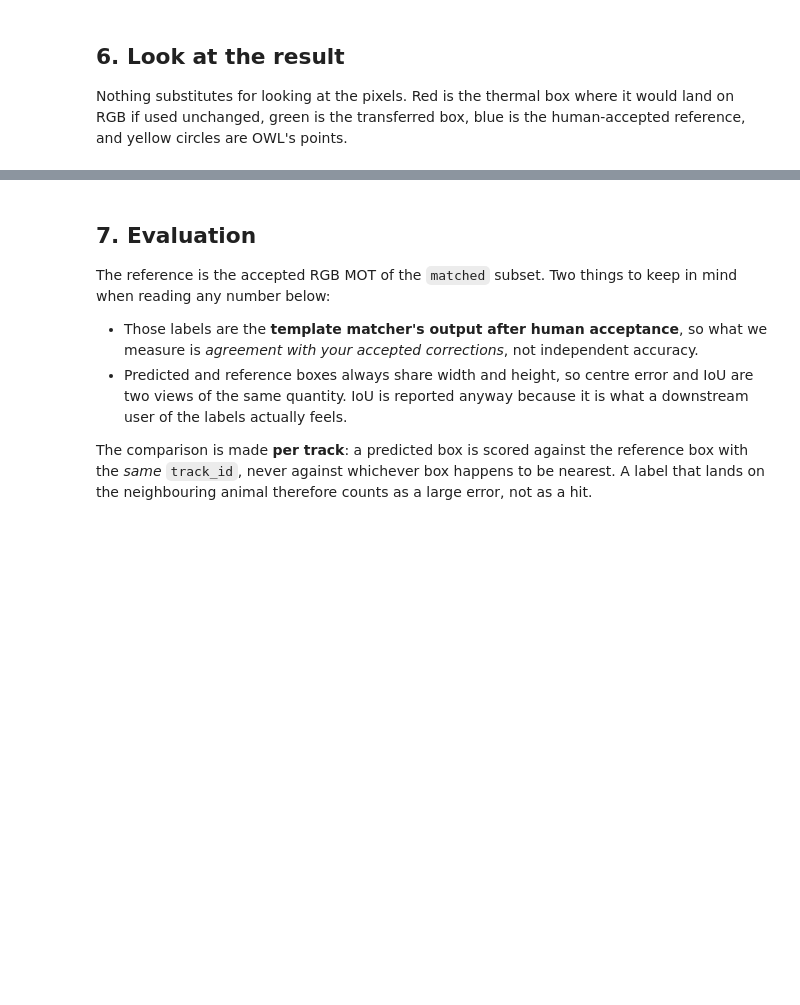
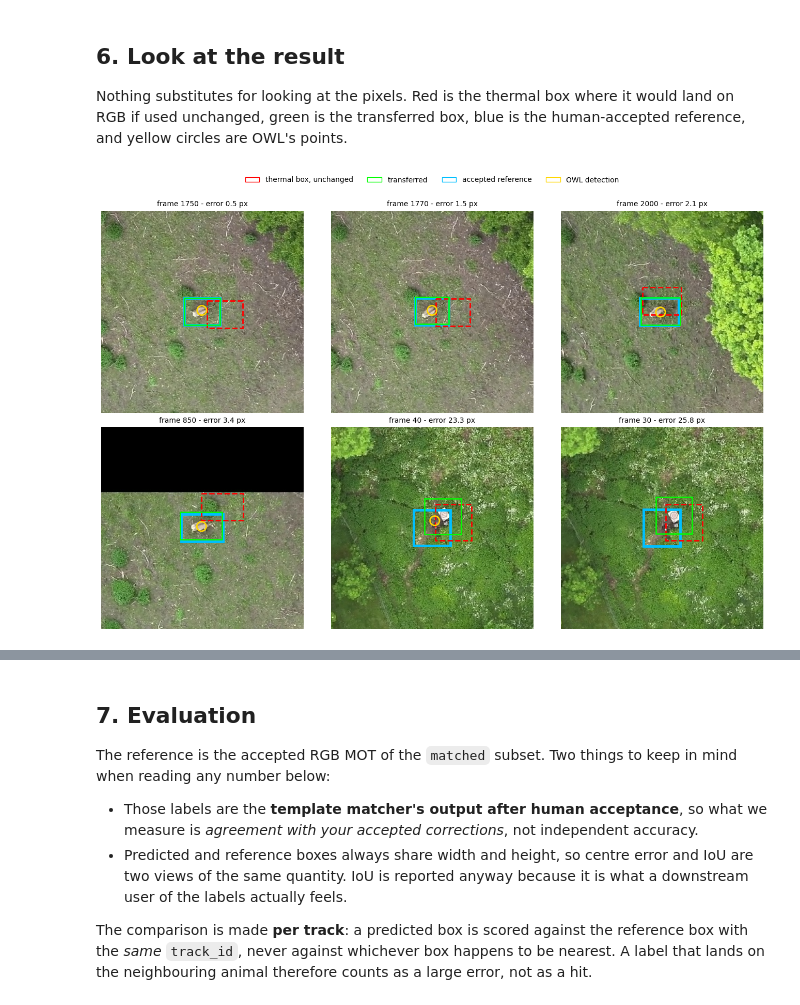
Before and after one commit to bambi-eco/Dataset, a Jupyter notebook: owl_label_transfer.ipynb, the cells around one changed output, grey strips where cells are left out. Cells and saved outputs as stored; diff of their text form; code cells hidden in the pictures; blank space fills up the shorter version.

```diff
--- a/owl_label_transfer.ipynb
+++ b/owl_label_transfer.ipynb
@@ -391,0 +406,64 @@ fig.tight_layout()
+# %%
+import matplotlib.patches as mpatches
+from matplotlib.image import imread
+
+ref_rows = tl.read_mot(rgb_mot)
+ref_by_key = {(r["frame"], r["track_id"]): r for r in ref_rows}
+thermal_by_key = {(r["frame"], r["track_id"]): r for r in rows}
+by_index = {int(p.stem): p for p in images}
+
+def centre(b):
+    return b["left"] + b["width"] / 2, b["top"] + b["height"] / 2
+
+# Score every box we can both show and check, then sample across the error
+# range - a panel of only the good cases would not be worth much.
+scored = []
+for r in moved:
+    key = (r["frame"], r["track_id"])
+    if r["frame"] not in by_index or key not in ref_by_key:
+        continue
+    (px, py), (gx, gy) = centre(r), centre(ref_by_key[key])
+    scored.append((float(np.hypot(px - gx, py - gy)), key))
+scored.sort()
+picks = [scored[int(q * (len(scored) - 1))]
+         for q in (0.02, 0.25, 0.50, 0.75, 0.95, 1.00)]
+
+def show(err, key, ax, pad=150):
+    frame_no, _track = key
+    img = imread(by_index[frame_no])
+    ax.imshow(img)
+    # Reference first and thick, transferred on top and thin: at ~3 px error
+    # the two boxes almost coincide, and a same-weight green would simply be
+    # hidden underneath the blue.
+    for colour, lw, style, b in (
+            ("deepskyblue", 3.5, "-", ref_by_key.get(key)),
+            ("red", 2.0, "--", thermal_by_key.get(key)),
+            ("lime", 1.8, "-", next(r for r in moved
+                                    if (r["frame"], r["track_id"]) == key))):
+        if b is None:
+            continue
+        ax.add_patch(mpatches.Rectangle(
+            (b["left"], b["top"]), b["width"], b["height"], fill=False,
+            edgecolor=colour, lw=lw, linestyle=style))
+    for px, py, _s in detections.get(frame_no, []):
+        ax.add_patch(mpatches.Circle((px, py), 7, fill=False,
+                                     edgecolor="gold", lw=2))
+    cx, cy = centre(ref_by_key[key])
+    h, w = img.shape[:2]
+    cx = min(max(cx, pad), w - pad); cy = min(max(cy, pad), h - pad)
+    ax.set_xlim(cx - pad, cx + pad); ax.set_ylim(cy + pad, cy - pad)
+    ax.set_title(f"frame {frame_no} - error {err:.1f} px", fontsize=10)
+    ax.axis("off")
+
+fig, axes = plt.subplots(2, 3, figsize=(13.5, 9))
+for ax, (err, key) in zip(axes.ravel(), picks):
+    show(err, key, ax)
+handles = [mpatches.Patch(edgecolor=c, facecolor="none", label=l)
+           for c, l in (("red", "thermal box, unchanged"),
+                        ("lime", "transferred"),
+                        ("deepskyblue", "accepted reference"),
+                        ("gold", "OWL detection"))]
+fig.legend(handles=handles, loc="upper center", ncol=4, frameon=False)
+fig.tight_layout(rect=[0, 0, 1, 0.95])
+# %% [output]
+[figure, added]
```
Also changed, not shown: parts of 15 cells of this notebook.
